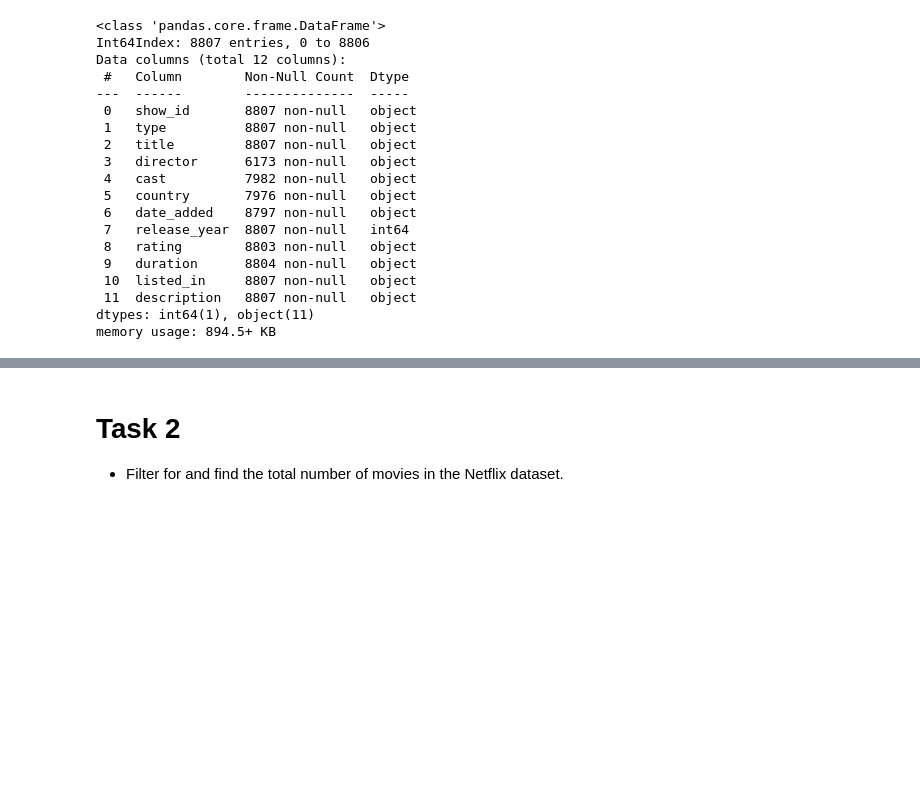
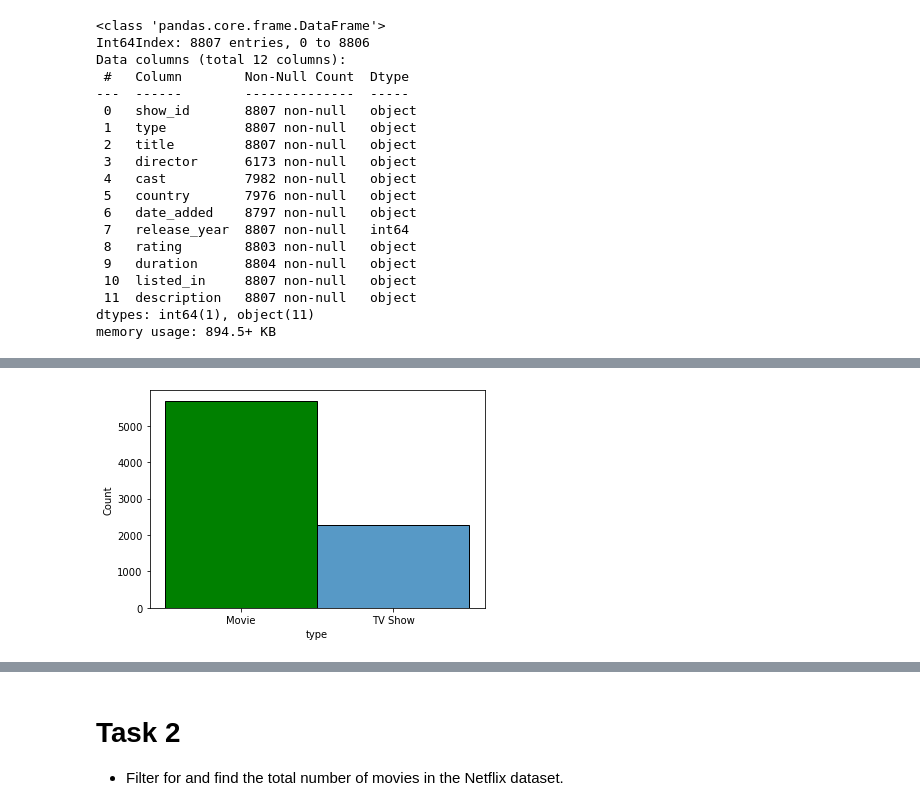
Before and after one commit to David2134657/Netflix_Imdb_rating, a Jupyter notebook: main_notebook.ipynb, the cells around one changed output, grey strips where cells are left out. Saved outputs shown, nothing was run; the diff lists cells and outputs as text; code cells hidden in the pictures; blank space fills up the shorter version.

Commit message:
added visualtiation

```diff
--- a/main_notebook.ipynb
+++ b/main_notebook.ipynb
@@ -83,0 +84,6 @@ sns.histplot(data=df_netflix,x="release_year",hue="type",multiple="stack")
+# %%
+# show distribution of Movies and TV shows
+viz1 = sns.histplot(data=df_netflix, x="type", multiple ="stack")
+viz1.patches[0].set_facecolor('green')
+# %% [output]
+[figure, added]
```
Also changed, not shown: parts of 4 cells of this notebook.
